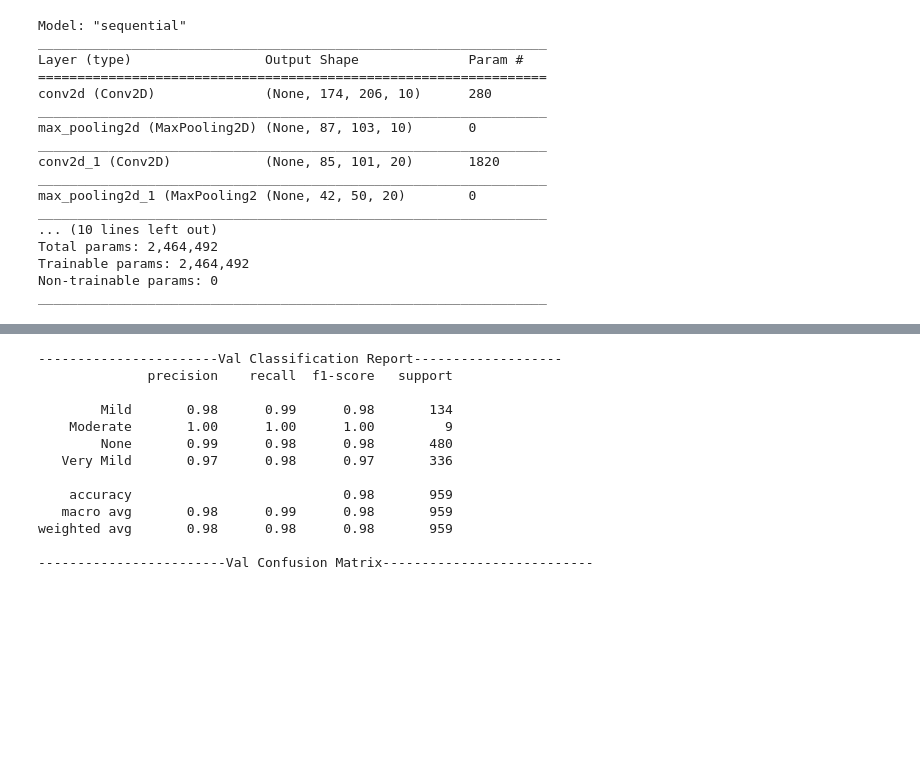
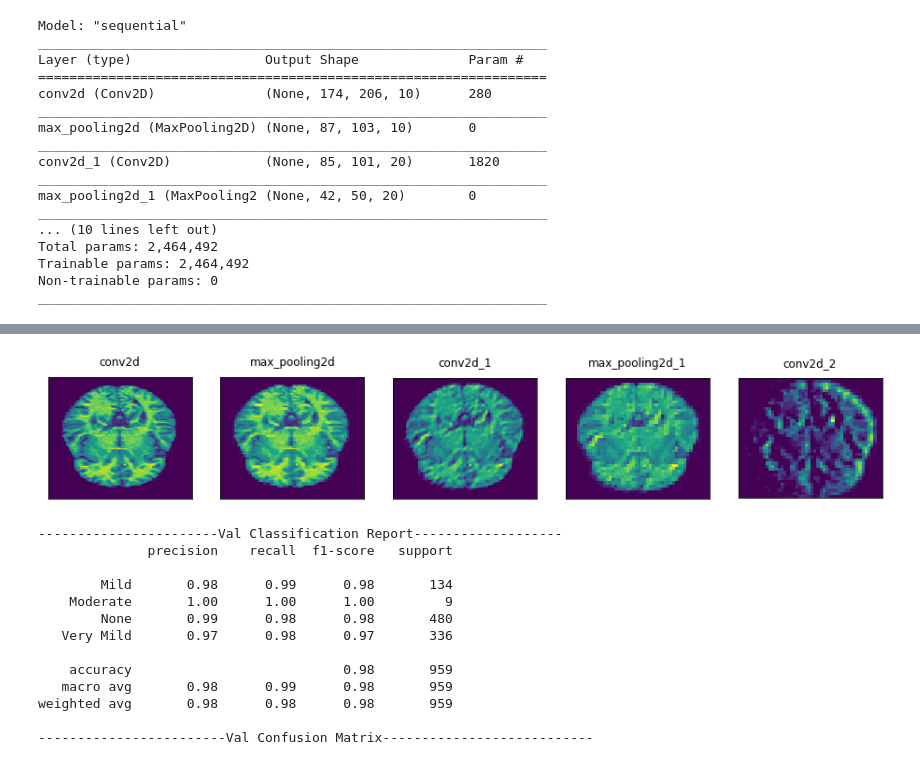
Before and after one commit to howen7/Alzeimers, a Jupyter notebook: notebooks/exploratory/Final_model.ipynb, the cells around one changed output, grey strips where cells are left out. Saved outputs shown, nothing was run; the diff lists cells and outputs as text; code cells hidden in the pictures; blank space fills up the shorter version.

```diff
--- a/notebooks/exploratory/Final_model.ipynb
+++ b/notebooks/exploratory/Final_model.ipynb
@@ -102,3 +157,22 @@ _________________________________________________________________
+# %%
+
+
+fig, axes = plt.subplots(1,5, figsize=(16,4))
+
+layer_names = []
+for layer in model.layers[:5]:
+    layer_names.append(layer.name)
+
+for i in range(5):
+    ax = axes[i]
+    cur_layer = activations[i]
+    ax.matshow(cur_layer[0, :, :, 9], cmap='viridis')
+    ax.xaxis.set_ticks_position('bottom')
+    ax.set_title(layer_names[i])
+    ax.set_xticks([])
+    ax.set_yticks([])
+# %% [output]
+[figure, added]
 # %%
 Vis_results2(model, history, val_generator, val_generator.n, batch_size)
 # %% [output]
```
Also changed, not shown: parts of 9 cells of this notebook.
